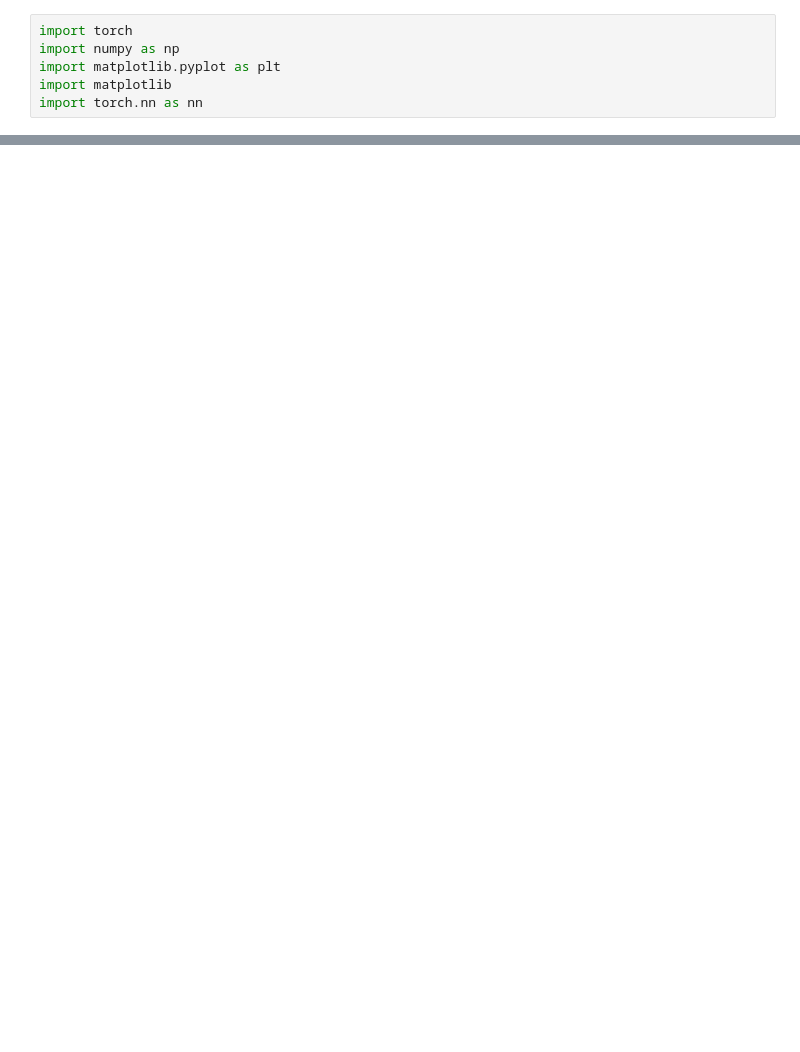
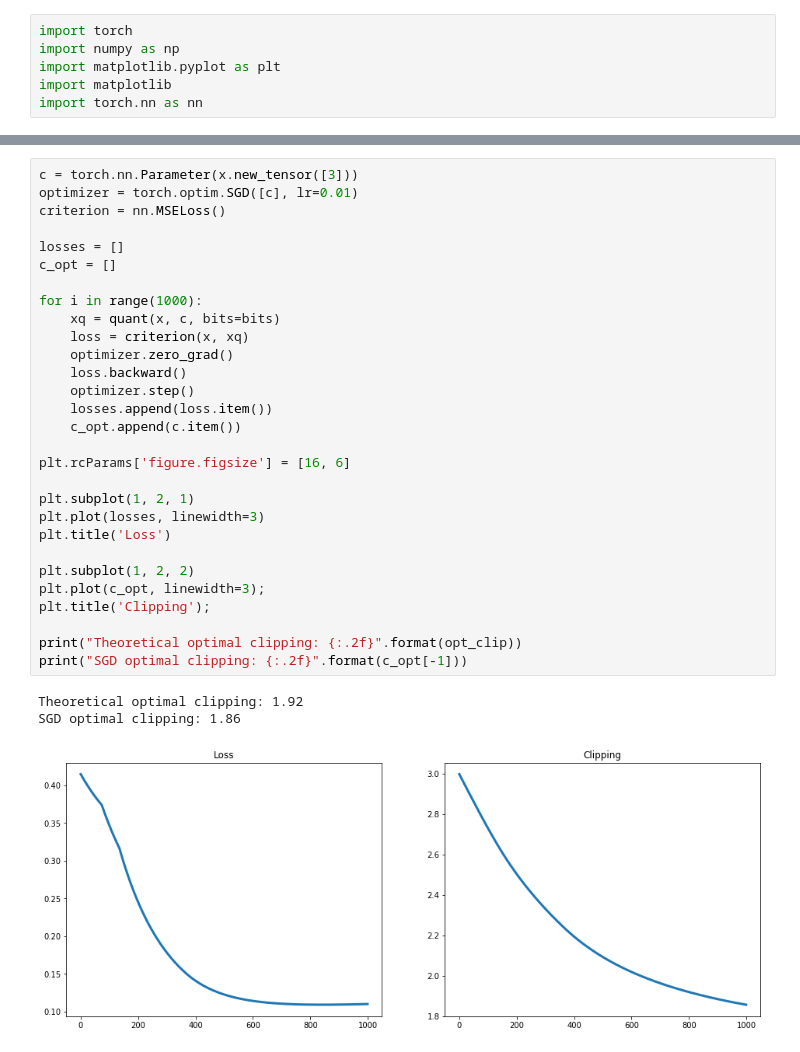
Before and after one commit to ynahshan/nn-quantization-pytorch, a Jupyter notebook: jupyter/mse_optimization_sgd.ipynb, the cells around one changed output, grey strips where cells are left out. Cells and saved outputs as stored; diff of their text form; blank space fills up the shorter version.

```diff
--- a/jupyter/mse_optimization_sgd.ipynb
+++ b/jupyter/mse_optimization_sgd.ipynb
@@ -44,0 +72,33 @@ tensor([3.], device='cuda:0', requires_grad=True)
+# %%
+c = torch.nn.Parameter(x.new_tensor([3]))
+optimizer = torch.optim.SGD([c], lr=0.01)
+criterion = nn.MSELoss()
+
+losses = []
+c_opt = []
+
+for i in range(1000):
+    xq = quant(x, c, bits=bits)
+    loss = criterion(x, xq)
+    optimizer.zero_grad()
+    loss.backward()
+    optimizer.step()
+    losses.append(loss.item())
+    c_opt.append(c.item())
+
+plt.rcParams['figure.figsize'] = [16, 6]
+
+plt.subplot(1, 2, 1)
+plt.plot(losses, linewidth=3)
+plt.title('Loss')
+
+plt.subplot(1, 2, 2)
+plt.plot(c_opt, linewidth=3);
+plt.title('Clipping');
+
+print("Theoretical optimal clipping: {:.2f}".format(opt_clip))
+print("SGD optimal clipping: {:.2f}".format(c_opt[-1]))
+# %% [output]
+Theoretical optimal clipping: 1.92
+SGD optimal clipping: 1.86
+[figure, added]
```
Also changed, not shown: parts of 5 cells of this notebook, 15 other files.
